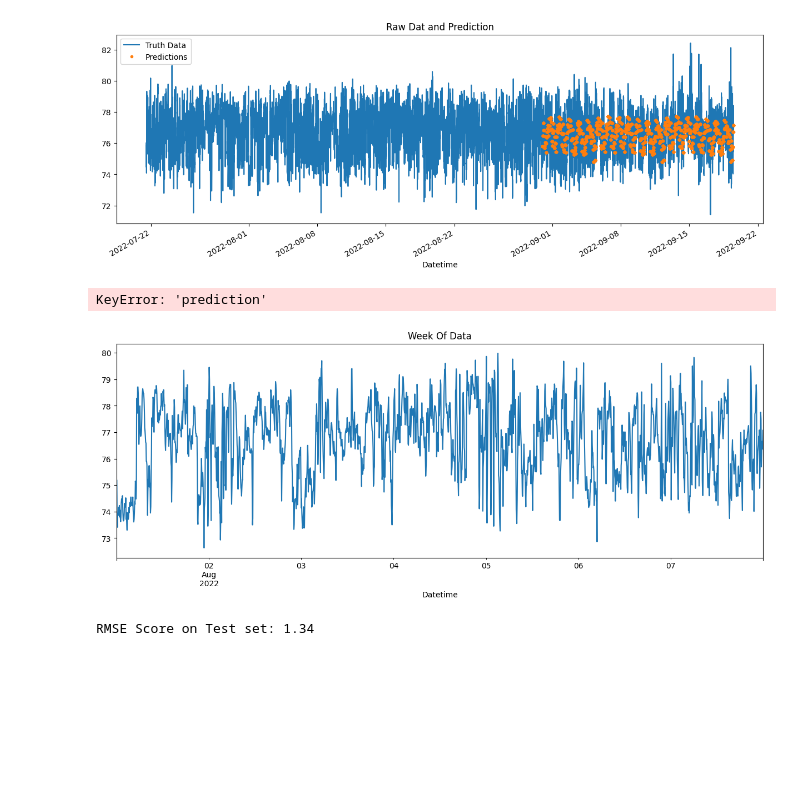
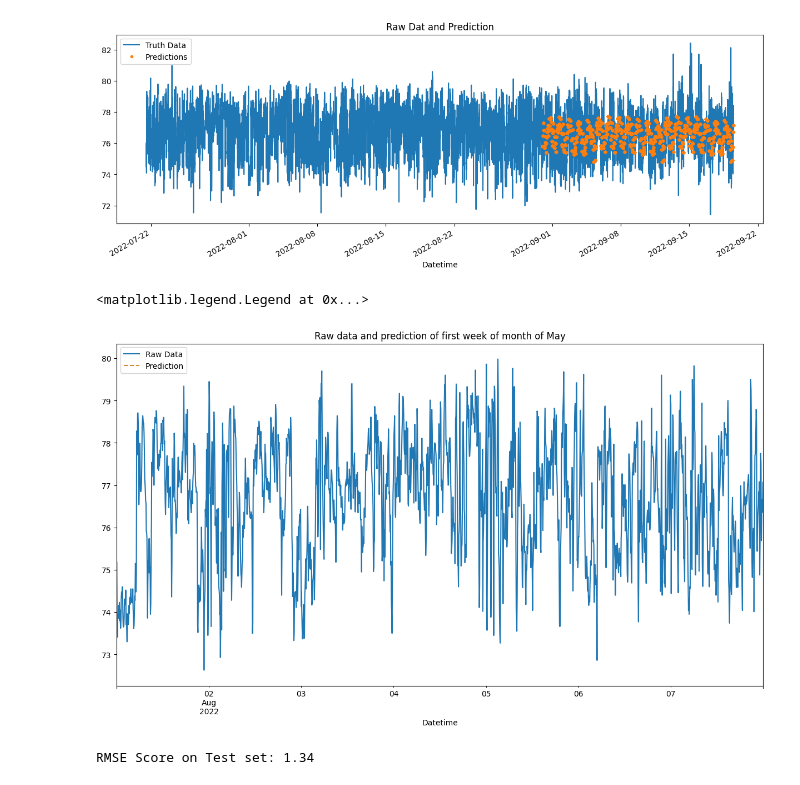
Before and after one commit to Winfry/PowerPredictionKe, a Jupyter notebook: RabaiPower.ipynb, the cells around one changed output. Cells and saved outputs as stored; diff of their text form; code cells hidden in the pictures; blank space fills up the shorter version.

Commit message:
PowerPredictionKe

```diff
--- a/RabaiPower.ipynb
+++ b/RabaiPower.ipynb
@@ -321,3 +321,7 @@ fea.sort_values('Importance').plot(kind='barh',color=color_pal[4],title='Feature
 [figure]
 # %% [markdown]
 # Forecast on Test
+# %%
+test['Prediction'] = reg.predict(X_test)
+df = dfr.merge(test['Prediction'], how='left',left_index=True,right_index=True)
+df
@@ -332,16 +365,13 @@ plt.show()
 # %% [output]
 [figure]
 # %%
-test['prediction'] = reg.predict(X_test)
-ax = dfr.loc[(dfr.index > '2022-08-01') & (dfr.index < '2022-08-08')]['AvgKv1'] \
-    .plot(figsize=(15, 5), title='Week Of Data')
-dfr.loc[(dfr.index > '2022-08-01') & (dfr.index < '2022-08-08')]['prediction'] \
-    .plot(style='.')
-plt.legend(['Truth Data','Prediction'])
-plt.show()
+ax = df.loc[(df.index > '2022-08-01') & (df.index < '2022-08-08')]['AvgKv1'].plot(figsize=(15,8))
+df.loc[(df.index > '2022-08-01') & (df.index < '2022-08-08')]['Prediction'].plot(ax=ax,style='--',color=color_pal[1])
+ax.set_title('Raw data and prediction of first week of month of May')
+plt.legend(['Raw Data','Prediction'])
 # %% [output]
-KeyError: 'prediction'
+<matplotlib.legend.Legend at 0x...>
-[figure, old version]
+[figure, new version]
 # %%
 score = np.sqrt(mean_squared_error(test['AvgKv1'], test['prediction']))
 print(f'RMSE Score on Test set: {score:0.2f}')
```
Also changed, not shown: parts of 3 cells of this notebook.
